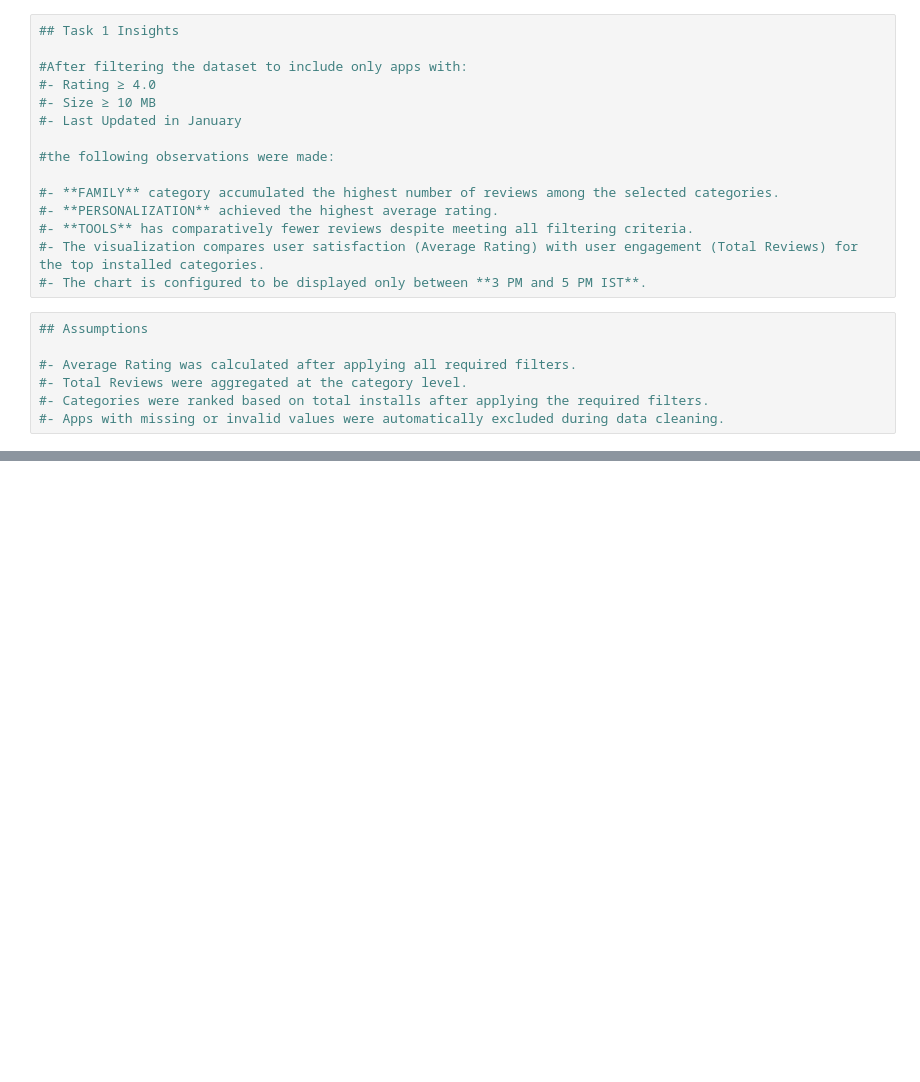
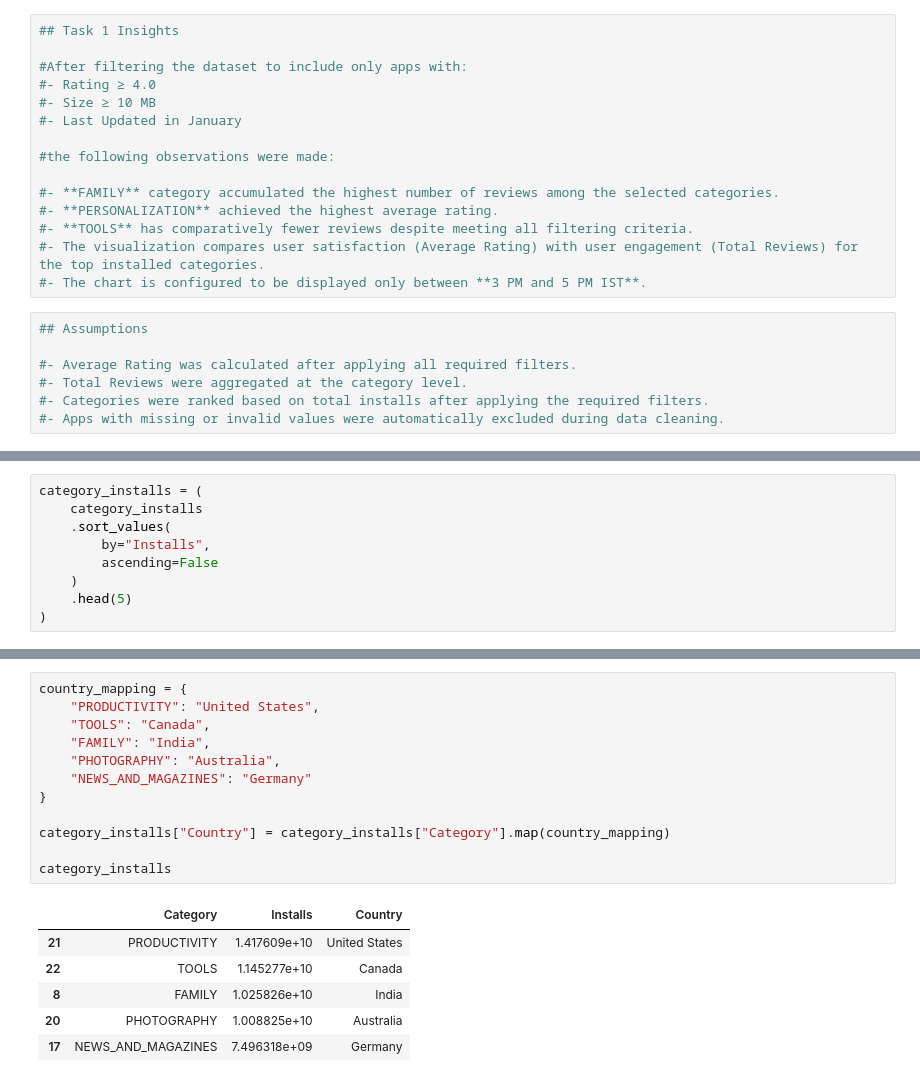
Before and after one commit to prathamesh-1105/Google-Play-Store-Analytics, a Jupyter notebook: notebooks/Google_Play_Store_Analytics.ipynb, the cells around one changed output, grey strips where cells are left out. Cells and saved outputs as stored; diff of their text form; blank space fills up the shorter version.

```diff
--- a/notebooks/Google_Play_Store_Analytics.ipynb
+++ b/notebooks/Google_Play_Store_Analytics.ipynb
@@ -407,0 +532,9 @@ This graph is available only between 3 PM and 5 PM IST.
+# %%
+category_installs = (
+    category_installs
+    .sort_values(
+        by="Installs",
+        ascending=False
+    )
+    .head(5)
+)
@@ -407,0 +559,19 @@ This graph is available only between 3 PM and 5 PM IST.
+# %%
+country_mapping = {
+    "PRODUCTIVITY": "United States",
+    "TOOLS": "Canada",
+    "FAMILY": "India",
+    "PHOTOGRAPHY": "Australia",
+    "NEWS_AND_MAGAZINES": "Germany"
+}
+
+category_installs["Country"] = category_installs["Category"].map(country_mapping)
+
+category_installs
+# %% [output]
+|  | Category | Installs | Country |
+| 21 | PRODUCTIVITY | 1.417609e+10 | United States |
+| 22 | TOOLS | 1.145277e+10 | Canada |
+| 8 | FAMILY | 1.025826e+10 | India |
+| 20 | PHOTOGRAPHY | 1.008825e+10 | Australia |
+| 17 | NEWS_AND_MAGAZINES | 7.496318e+09 | Germany |
```
Also changed, not shown: parts of 20 cells of this notebook, 15 other files.
